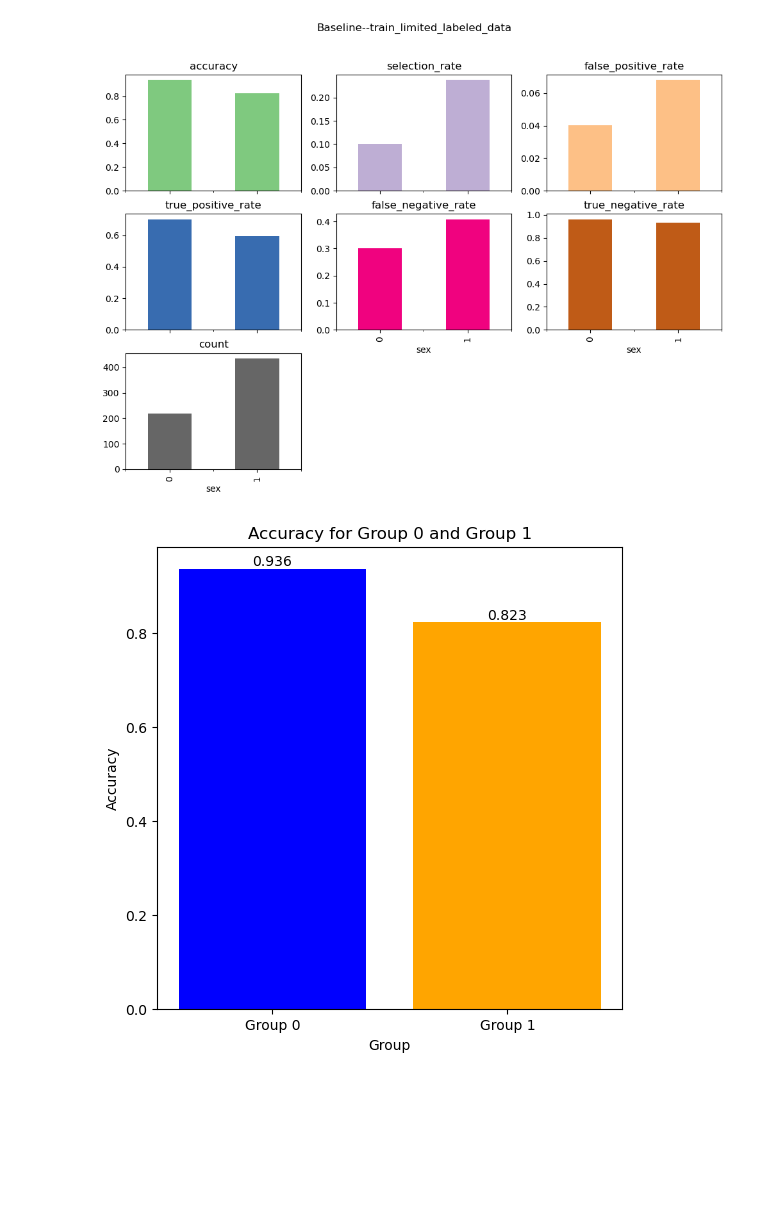
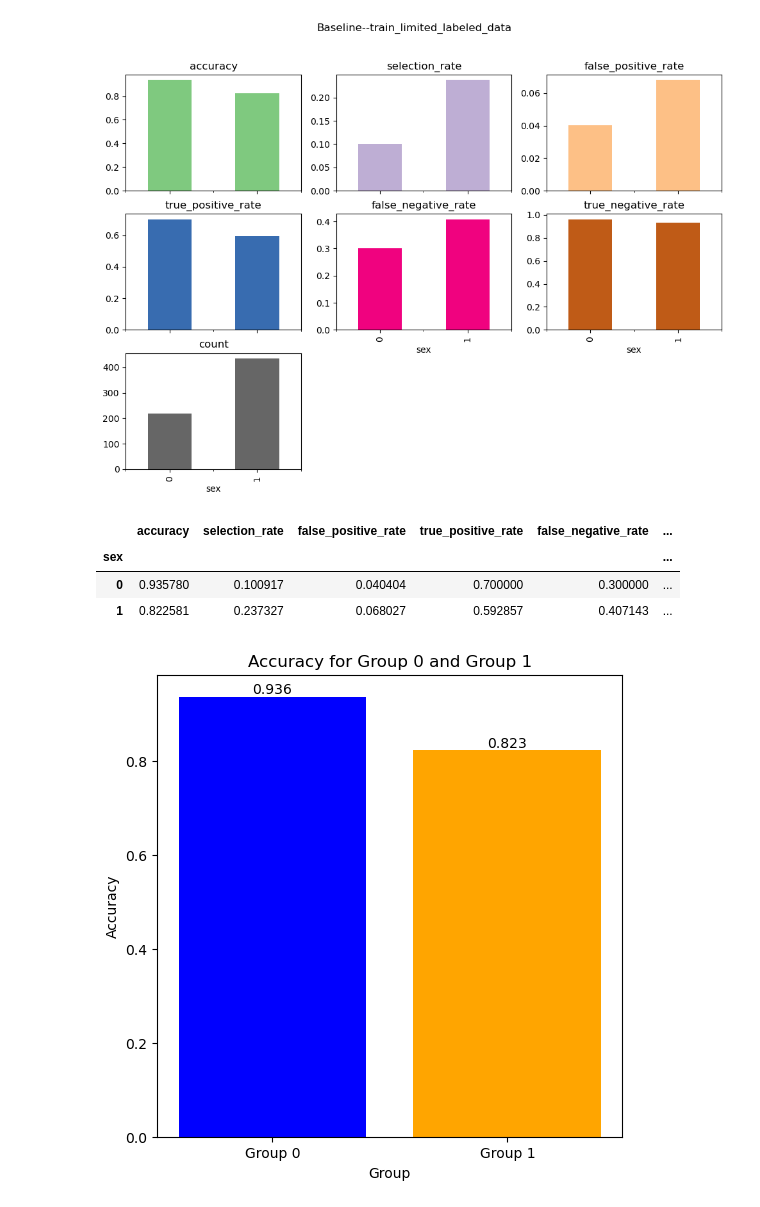
Before and after one commit to youlei202/FairSHAP, a Jupyter notebook: old_demo.ipynb, the cells around one changed output. Saved outputs shown, nothing was run; the diff lists cells and outputs as text; code cells hidden in the pictures; blank space fills up the shorter version.

```diff
--- a/demo_UCI_dataset.ipynb
+++ b/old_demo.ipynb
@@ -179,6 +179,13 @@ diff = mf_original.by_group
 # %% [output]
 Test set fairness metrics (before mitigation):
 [figure]
+# %%
+diff
+# %% [output]
+|  | accuracy | selection_rate | false_positive_rate | true_positive_rate | false_negative_rate | ... |
+| sex |  |  |  |  |  | ... |
+| 0 | 0.935780 | 0.100917 | 0.040404 | 0.700000 | 0.300000 | ... |
+| 1 | 0.822581 | 0.237327 | 0.068027 | 0.592857 | 0.407143 | ... |
 # %%
 import matplotlib.pyplot as plt
 def plot_diff_accuracy(diff):
```
Also changed, not shown: parts of 8 cells of this notebook, 17 other files.
